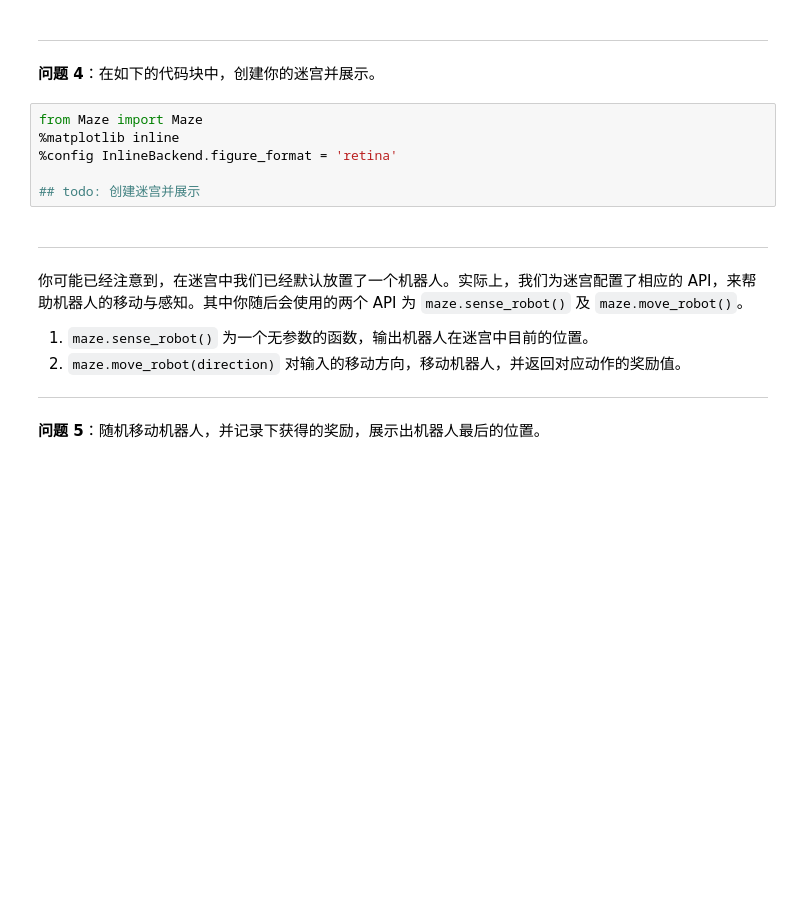
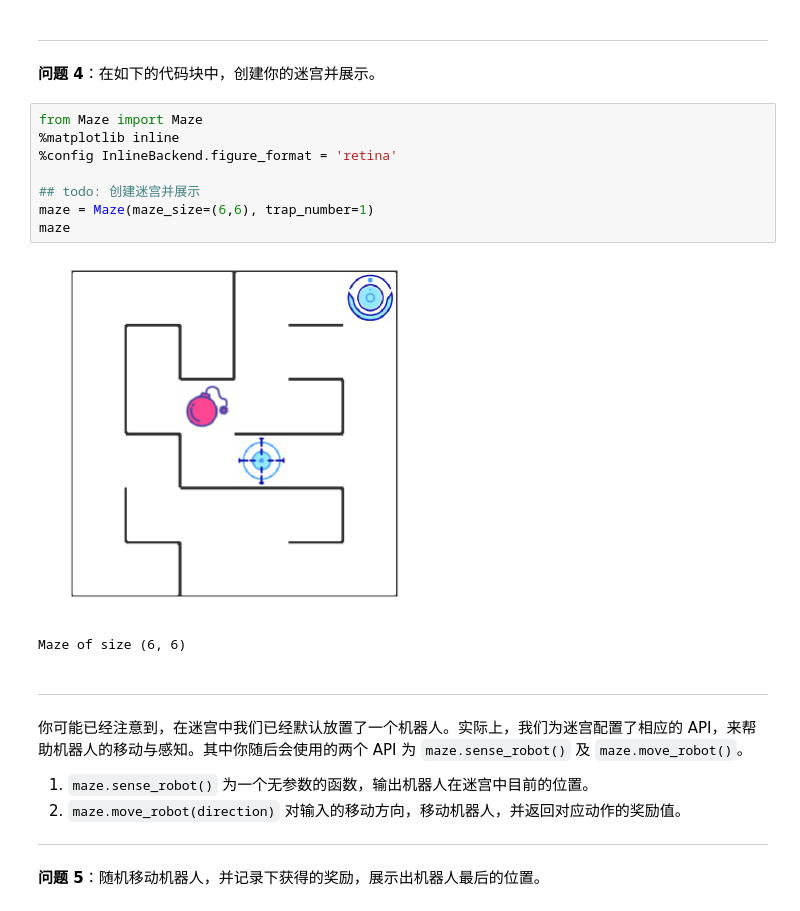
Before and after one commit to NemoHoHaloAi/qlearning_maze, a Jupyter notebook: robot_maze.ipynb, the cells around one changed output. Drawn from its saved outputs; the diff is of its cells as text; blank space fills up the shorter version.

```diff
--- a/robot_maze.ipynb
+++ b/robot_maze.ipynb
@@ -172,9 +175,14 @@ l
 # %%
 from Maze import Maze
 %matplotlib inline
 %config InlineBackend.figure_format = 'retina'
 
 ## todo: 创建迷宫并展示
+maze = Maze(maze_size=(6,6), trap_number=1)
+maze
+# %% [output]
+[figure, added]
+Maze of size (6, 6)
 # %% [markdown]
 ---
 
```
Also changed, not shown: parts of 14 cells of this notebook, 3 other files.
